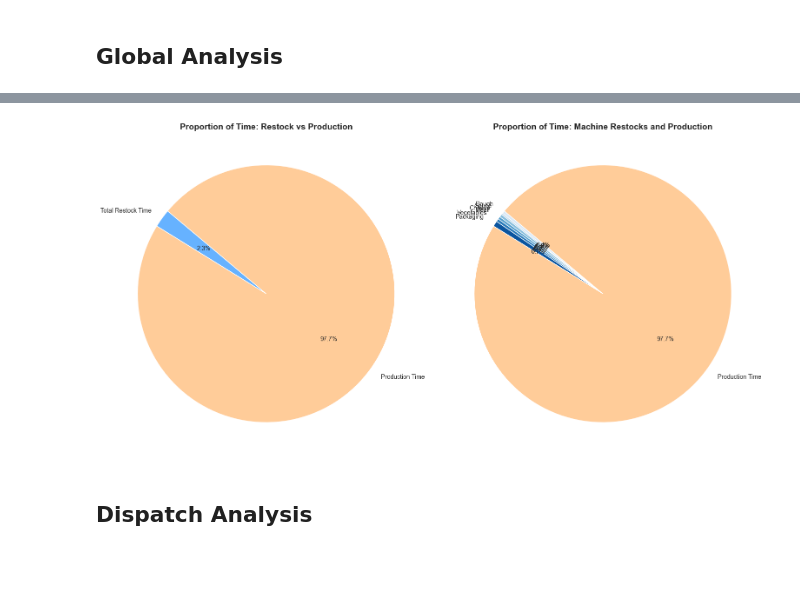
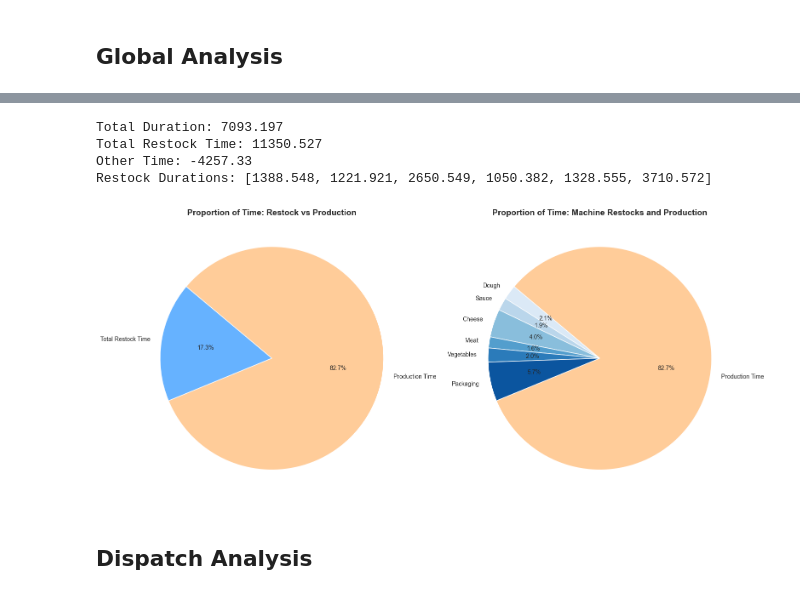
Before and after one commit to The-European-Avengers/pizza-i4-architecture-group2, a Jupyter notebook: src/data-analysis/analysis3.ipynb, the cells around one changed output, grey strips where cells are left out. Saved outputs shown, nothing was run; the diff lists cells and outputs as text; code cells hidden in the pictures; blank space fills up the shorter version.

Commit message:
fix pie chart

```diff
--- a/src/data-analysis/analysis3.ipynb
+++ b/src/data-analysis/analysis3.ipynb
@@ -236,6 +236,9 @@ pizza_by_size = pizza_enriched.groupby('ORDERSIZE').agg({
 }).round(2)
 pizza_by_size.columns = ['Count', 'Mean(s)', 'Median(s)', 'Std(s)', 'Min(s)', 'Max(s)']
 print(pizza_by_size)
+
+# Add all pizza production latency to get how much time taken to produce all pizzas
+pizza_production_time = pizza_enriched['LATENCY_S'].sum()
 # %% [output]
 ============================================================
 PIZZA LATENCY STATISTICS
@@ -1007,30 +1012,41 @@ plt.show()
+# %%
+print(f"Total Duration: {total_duration_sec}")
+print(f"Total Restock Time: {total_restock_time}")
+other_time = total_duration_sec - total_restock_time
+print(f"Other Time: {other_time}")
+print(f"Restock Durations: {restock_durations}")
+# %% [output]
+Total Duration: 7093.197
+Total Restock Time: 11350.527
+Other Time: -4257.33
+Restock Durations: [1388.548, 1221.921, 2650.549, 1050.382, 1328.555, 3710.572]
 # %%
 # Combine both pie charts in the same figure using subplots
 fig, axes = plt.subplots(1, 2, figsize=(16, 8))
 
 # Left pie chart: Total Restock vs Production Time
-other_time = total_duration_sec - total_restock_time
+other_time = pizza_production_time - total_restock_time
 axes[0].pie([total_restock_time, other_time],
             labels=['Total Restock Time', 'Production Time'],
             autopct='%1.1f%%',
             startangle=140,
             colors=['#66B2FF', '#FFCC99'])
 axes[0].set_title('Proportion of Time: Restock vs Production', fontsize=14, fontweight='bold')
 
 # Right pie chart: Individual Machine Restocks and Production Time
 items = restock_durations + [other_time]
 labels = machine_names + ['Production Time']
 axes[1].pie(items,
             labels=labels,
             autopct='%1.1f%%',
             startangle=140,
             colors=sns.color_palette('Blues', len(machine_names)) + ['#FFCC99'])
 axes[1].set_title('Proportion of Time: Machine Restocks and Production', fontsize=14, fontweight='bold')
 
 plt.tight_layout()
 plt.show()
 # %% [output]
-[figure, old version]
+[figure, new version]
 # %% [markdown]
 ## Dispatch Analysis
 # %%
```
Also changed, not shown: parts of 23 cells of this notebook.
